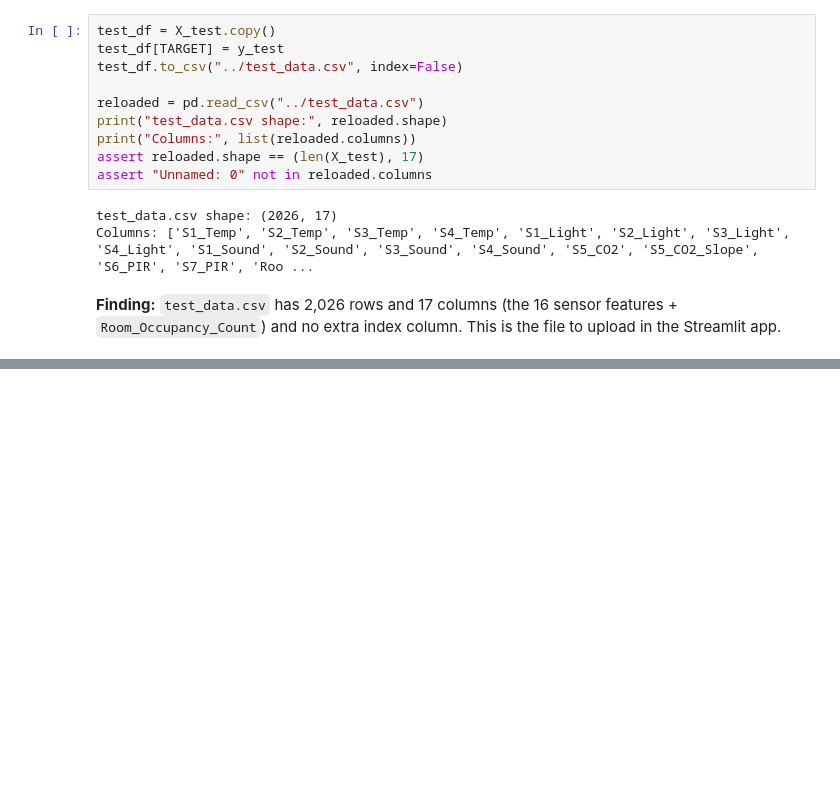
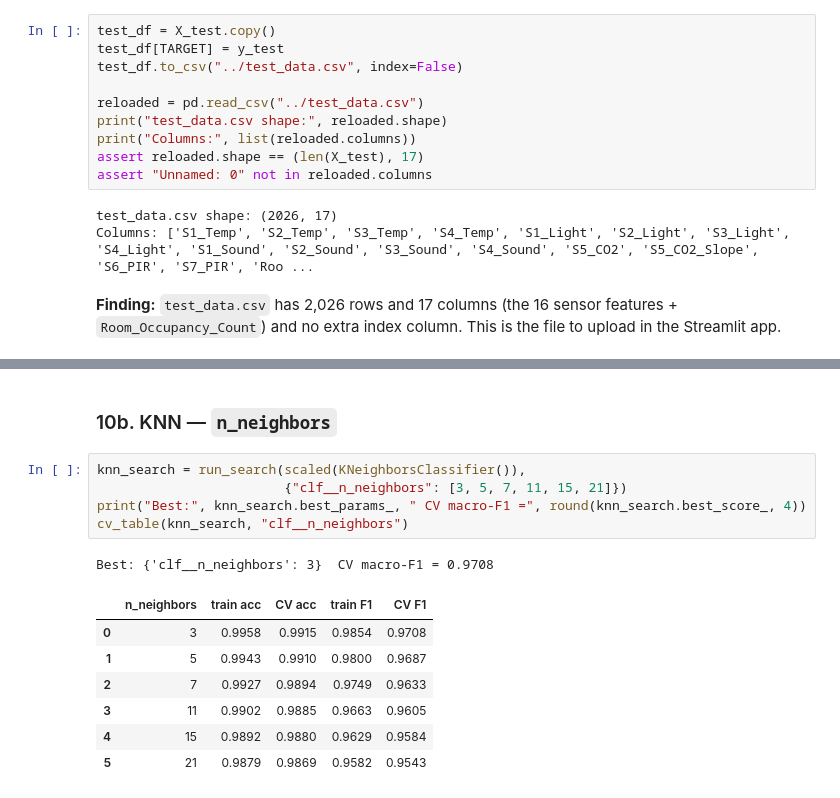
Before and after one commit to Manjeet-Agarwal/room-occupancy-ML-assignment, a Jupyter notebook: notebooks/train_models.ipynb, the cells around one changed output, grey strips where cells are left out. Cells and saved outputs as stored; diff of their text form; blank space fills up the shorter version.

```diff
--- a/notebooks/train_models.ipynb
+++ b/notebooks/train_models.ipynb
@@ -312,0 +376,16 @@ Columns: ['S1_Temp', 'S2_Temp', 'S3_Temp', 'S4_Temp', 'S1_Light', 'S2_Light', 'S
+# %% [markdown]
+### 10b. KNN — `n_neighbors`
+# %%
+knn_search = run_search(scaled(KNeighborsClassifier()),
+                        {"clf__n_neighbors": [3, 5, 7, 11, 15, 21]})
+print("Best:", knn_search.best_params_, " CV macro-F1 =", round(knn_search.best_score_, 4))
+cv_table(knn_search, "clf__n_neighbors")
+# %% [output]
+Best: {'clf__n_neighbors': 3}  CV macro-F1 = 0.9708
+|  | n_neighbors | train acc | CV acc | train F1 | CV F1 |
+| 0 | 3 | 0.9958 | 0.9915 | 0.9854 | 0.9708 |
+| 1 | 5 | 0.9943 | 0.9910 | 0.9800 | 0.9687 |
+| 2 | 7 | 0.9927 | 0.9894 | 0.9749 | 0.9633 |
+| 3 | 11 | 0.9902 | 0.9885 | 0.9663 | 0.9605 |
+| 4 | 15 | 0.9892 | 0.9880 | 0.9629 | 0.9584 |
+| 5 | 21 | 0.9879 | 0.9869 | 0.9582 | 0.9543 |
```
Also changed, not shown: parts of 21 cells of this notebook.
